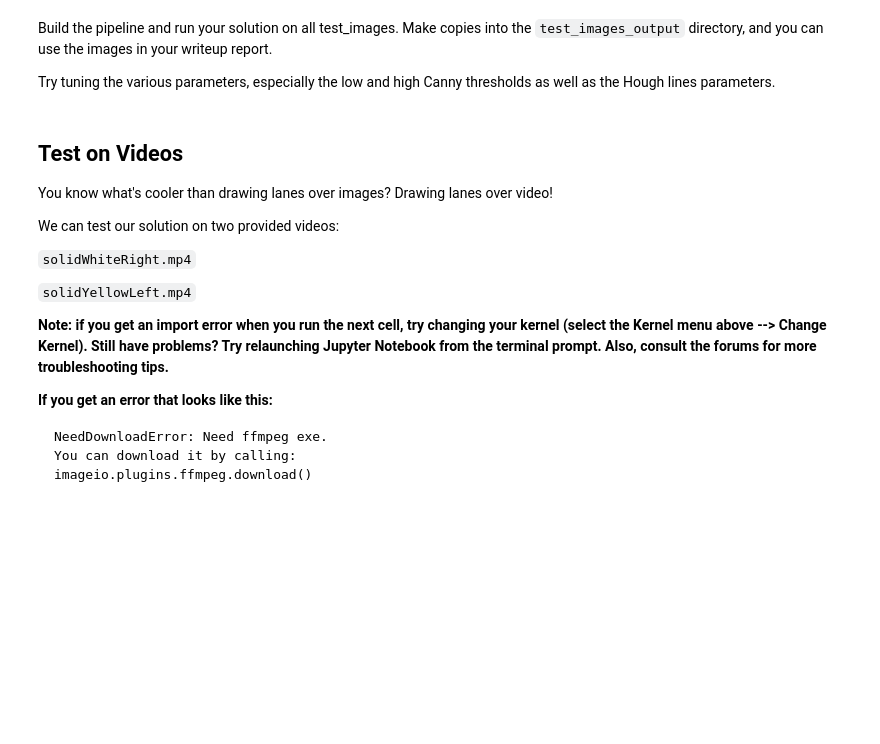
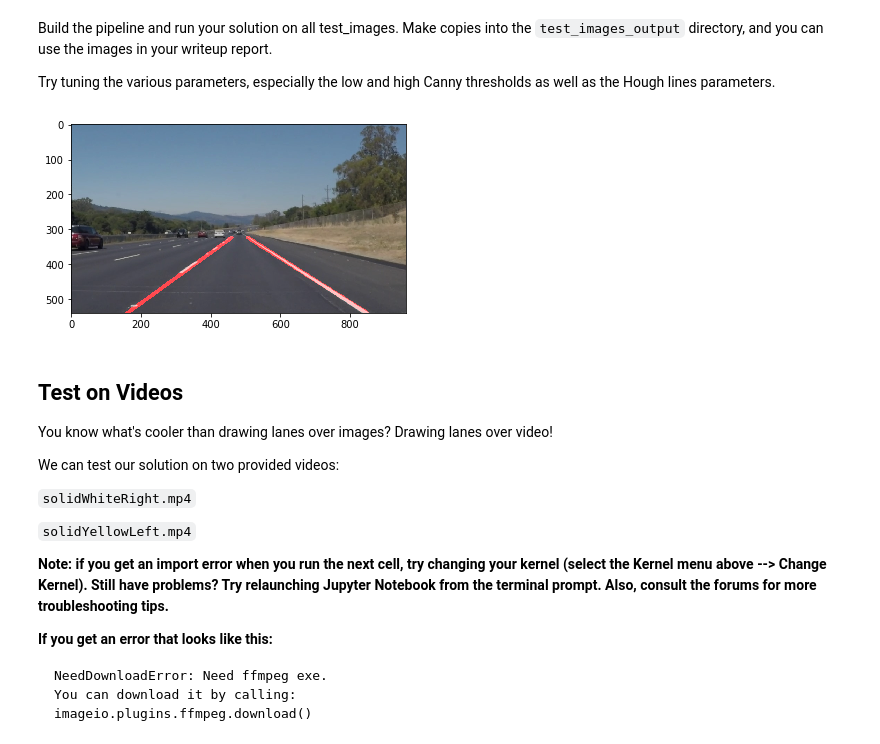
Before and after one commit to viktorkuznietsov1986/self_driving_cars_udacity, a Jupyter notebook: CarND-LaneLines-P1/P1.ipynb, the cells around one changed output. Drawn from its saved outputs; the diff is of its cells as text; code cells hidden in the pictures; blank space fills up the shorter version.

```diff
--- a/CarND-LaneLines-P1/P1.ipynb
+++ b/CarND-LaneLines-P1/P1.ipynb
@@ -205,45 +279,48 @@ def process_img(img):
     gray = grayscale(img_copy)
 
     # smoothen the gray image
-    kernel_size = 5
+    kernel_size = 3
     gray_blur = gaussian_blur(gray, kernel_size)
 
     # apply canny
     low_threshold = 50
     high_threshold = 150
     edges = canny(gray_blur, low_threshold, high_threshold)
 
     # get the region of interest
     imshape = img_copy.shape
-    vertices = np.array([[(0,imshape[0]),(2.2*imshape[1]/5, 3*imshape[0]/5), (2.8*imshape[1]/5, 3*imshape[0]/5), (imshape[1],imshape[0])]], dtype=np.int32)
+    vertices = np.array([[(0,imshape[0]),(2.2*imshape[1]/5, 3.5*imshape[0]/5), (2.8*imshape[1]/5, 3.5*imshape[0]/5), (imshape[1],imshape[0])]], dtype=np.int32)
     masked_edges = region_of_interest(edges, vertices)
 
     # Define the Hough transform parameters
     # Make a blank the same size as our image to draw on
     rho = 1 # distance resolution in pixels of the Hough grid
     theta = 1*np.pi/180 # angular resolution in radians of the Hough grid
-    threshold = 50     # minimum number of votes (intersections in Hough grid cell)
-    min_line_length = 15 #minimum number of pixels making up a line
-    max_line_gap = 200    # maximum gap in pixels between connectable line segments
+    threshold = 60     # minimum number of votes (intersections in Hough grid cell)
+    min_line_length = 5 #minimum number of pixels making up a line
+    max_line_gap = 300    # maximum gap in pixels between connectable line segments
     line_image = hough_lines(masked_edges, rho, theta, threshold, min_line_length, max_line_gap)
 
     return weighted_img(line_image, img_copy)
 
 def process_images():
     images = os.listdir("test_images/")
 
     for img_name in images:
         #print (img_name)
         img = cv2.imread("test_images/"+img_name)
 
+        reset_slope_cache()
         processed_image = process_img(img)
-        #plt.imshow(processed_image)
+        plt.imshow(processed_image)
         new_image_name = "test_images_output/{}".format(img_name)
         #print(new_image_name)
         cv2.imwrite(new_image_name, processed_image)
 
 
 process_images()
+# %% [output]
+[figure, added]
 # %% [markdown]
 ## Test on Videos
 
```
Also changed, not shown: parts of 6 cells of this notebook.
